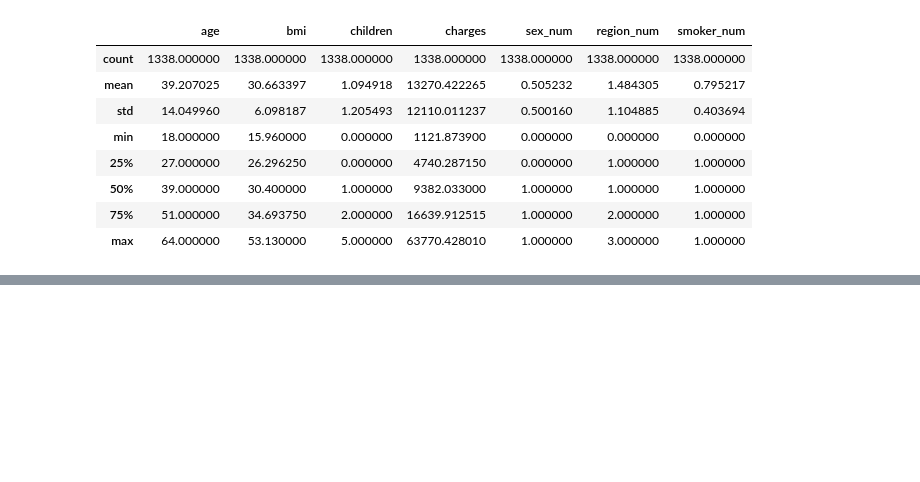
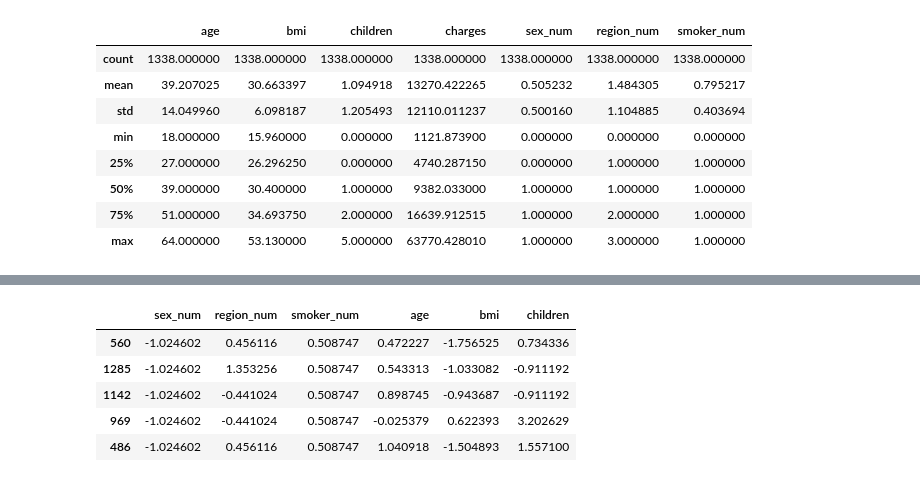
Before and after one commit to Valenfrc/regresi-n_lineal, a Jupyter notebook: src/explore.ipynb, the cells around one changed output, grey strips where cells are left out. Drawn from its saved outputs; the diff is of its cells as text; code cells hidden in the pictures; blank space fills up the shorter version.

```diff
--- a/src/explore.ipynb
+++ b/src/explore.ipynb
@@ -283,0 +398,22 @@ plt.show()
+# %%
+#normalizacion
+
+from sklearn.preprocessing import StandardScaler
+
+scaler = StandardScaler()
+scaler.fit(X_train)
+
+X_train_norm = scaler.transform(X_train)
+X_train_norm = pd.DataFrame(X_train_norm, index = X_train.index, columns = num_variables)
+
+X_test_norm = scaler.transform(X_test)
+X_test_norm = pd.DataFrame(X_test_norm, index = X_test.index, columns = num_variables)
+
+X_train_norm.head()
+# %% [output]
+|  | sex_num | region_num | smoker_num | age | bmi | children |
+| 560 | -1.024602 | 0.456116 | 0.508747 | 0.472227 | -1.756525 | 0.734336 |
+| 1285 | -1.024602 | 1.353256 | 0.508747 | 0.543313 | -1.033082 | -0.911192 |
+| 1142 | -1.024602 | -0.441024 | 0.508747 | 0.898745 | -0.943687 | -0.911192 |
+| 969 | -1.024602 | -0.441024 | 0.508747 | -0.025379 | 0.622393 | 3.202629 |
+| 486 | -1.024602 | 0.456116 | 0.508747 | 1.040918 | -1.504893 | 1.557100 |
```
Also changed, not shown: parts of 12 cells of this notebook, 2 other files.
